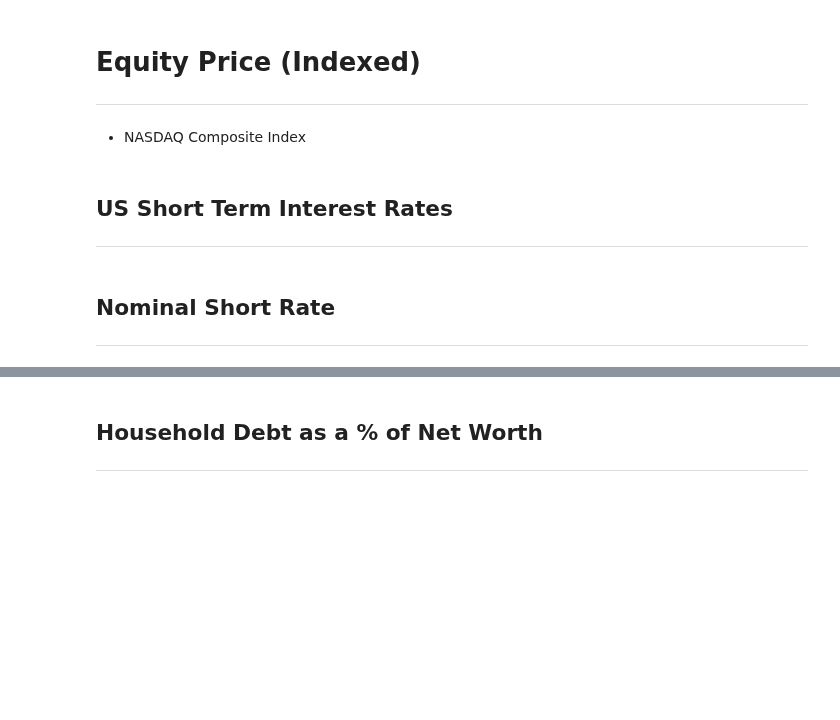
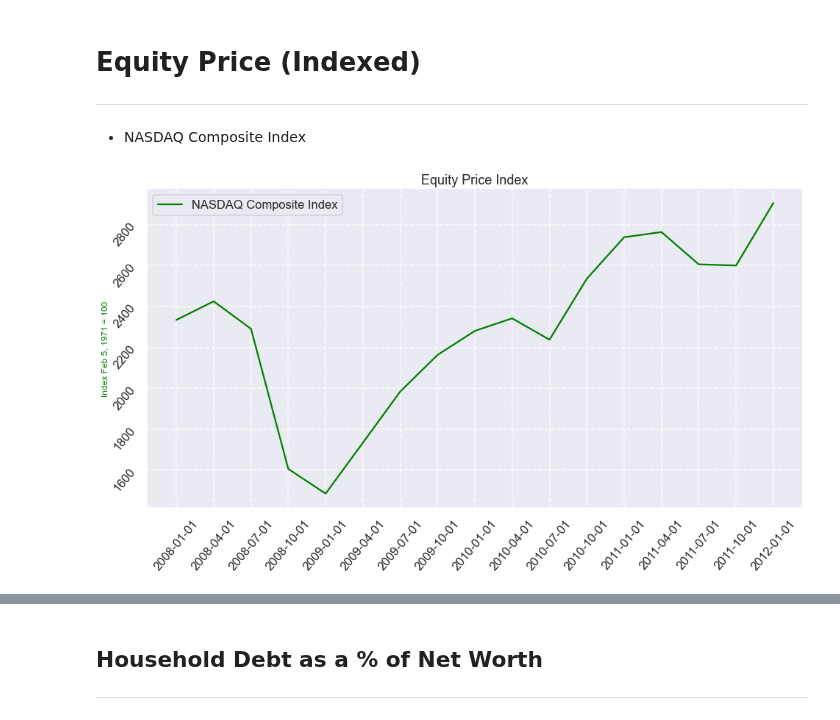
Before and after one commit to bridaniels/Principles_NavigatingBigDebtCrises, a Jupyter notebook: Part1/deflationDebtCycle/04_depression.ipynb, the cells around one changed output, grey strips where cells are left out. Cells and saved outputs as stored; diff of their text form; code cells hidden in the pictures; blank space fills up the shorter version.

Commit message:
depression cont.

```diff
--- a/Part1/deflationDebtCycle/04_depression.ipynb
+++ b/Part1/deflationDebtCycle/04_depression.ipynb
@@ -94,3 +92,5 @@ Rough start of Recession: 2008-01-01
+# %%
+depression_cycle = dc.PLOTTING(start=start_4, end=dc.end_2008)
 # %% [markdown]
 ## Fed Funds Rate vs. GDP
 ---
@@ -130,9 +133,7 @@ Text(0, 0.5, 'GDP (in billions)')
 # Equity Price (Indexed)
 ---
 - NASDAQ Composite Index
-# %% [markdown]
-## US Short Term Interest Rates
----
-# %% [markdown]
-## Nominal Short Rate
----
+# %%
+depression_cycle.plot_equity_price_index()
+# %% [output]
+[figure, added]
```
Also changed, not shown: parts of 7 cells of this notebook, 1 other file.
